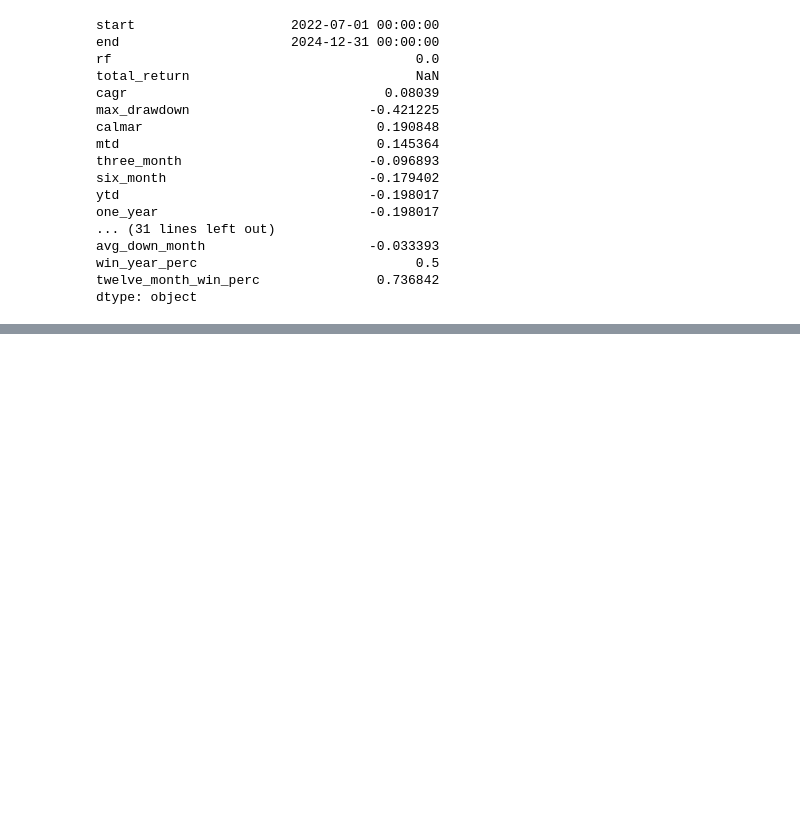
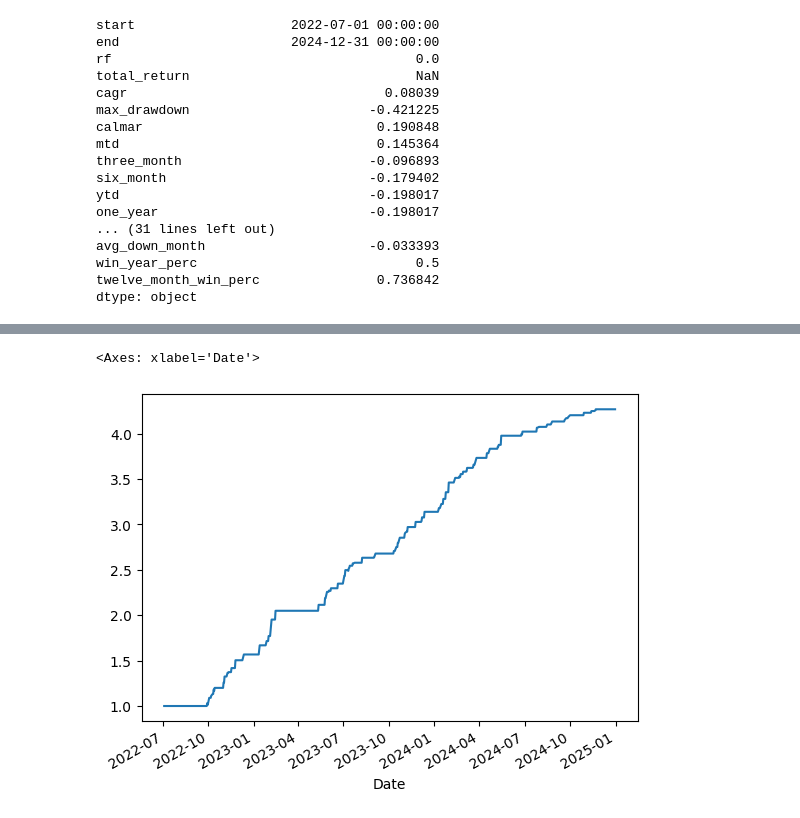
Before and after one commit to Amination-Gogia/Pairs-Trading-Dec-2024, a Jupyter notebook: Week-4/stat_arb.ipynb, the cells around one changed output, grey strips where cells are left out. Cells and saved outputs as stored; diff of their text form; code cells hidden in the pictures; blank space fills up the shorter version.

```diff
--- a/Week-4/stat_arb.ipynb
+++ b/Week-4/stat_arb.ipynb
@@ -326,0 +461,10 @@ dtype: object
+# %%
+res = backtest_super_KF(df_test[pharma_tickers])
+# %%
+spread = res[2]
+ret = res[0]
+# %%
+ret.plot()
+# %% [output]
+<Axes: xlabel='Date'>
+[figure, added]
```
Also changed, not shown: parts of 32 cells of this notebook.
